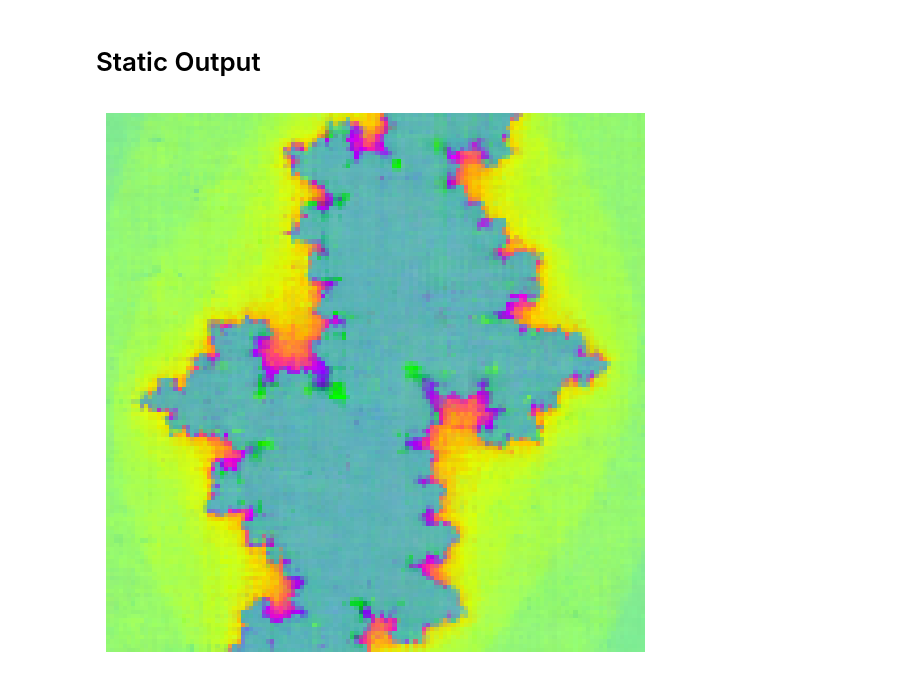
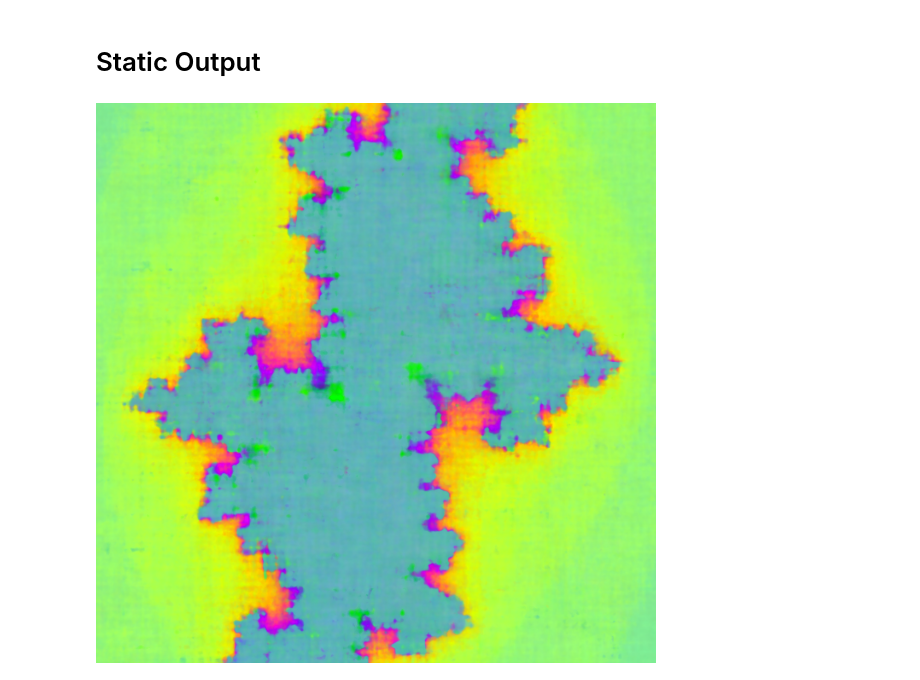
Before and after one commit to eard3n1/neural_fractal, a Jupyter notebook: notebooks/exploration.ipynb, the cells around one changed output. Saved outputs shown, nothing was run; the diff lists cells and outputs as text; code cells hidden in the pictures.

Commit message:
Increased the resolution & removed matplotlib flutter from static output

```diff
--- a/notebooks/exploration.ipynb
+++ b/notebooks/exploration.ipynb
@@ -68,10 +68,6 @@ interact(
 # %% [markdown]
 # Static Output
 # %%
-img = render_fractal(model, resolution=128)
-plt.figure(figsize=(7, 7))
-plt.imshow(img)
-plt.axis("off")
-plt.show()
+render_fractal(model, resolution=1024)
 # %% [output]
-[figure, old version]
+[figure, new version]
```
